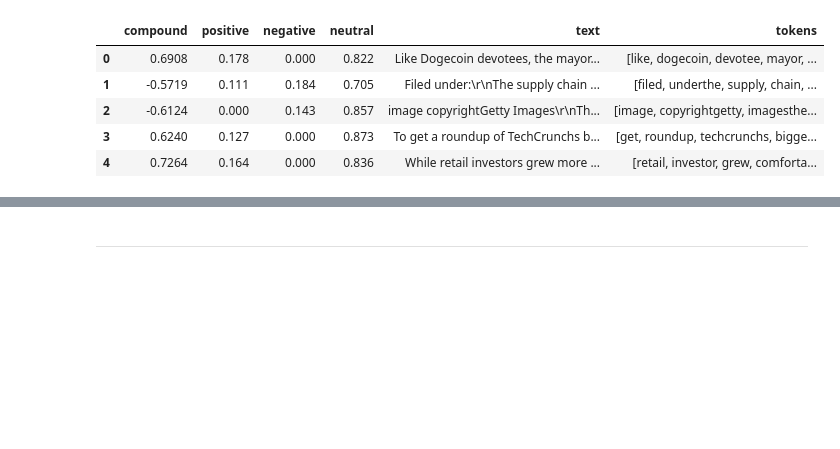
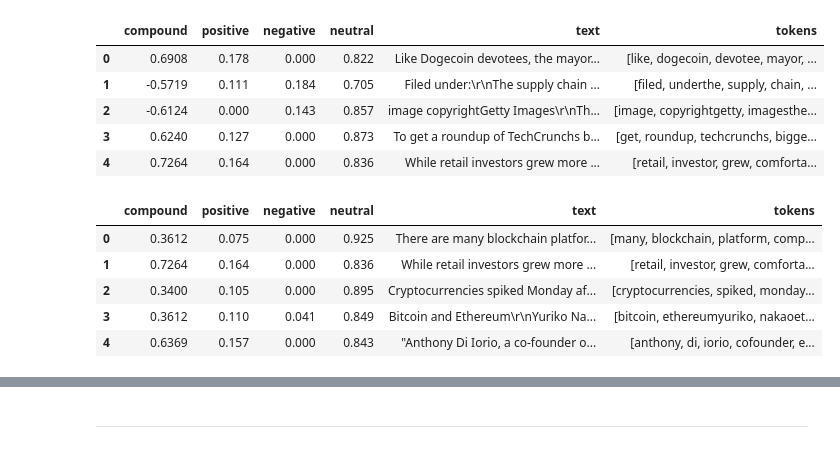
Before and after one commit to Mojojojoborras/class3-repo, a Jupyter notebook: week12_resources/crypto_sentiment.ipynb, the cells around one changed output, grey strips where cells are left out. Drawn from its saved outputs; the diff is of its cells as text; code cells hidden in the pictures; blank space fills up the shorter version.

```diff
--- a/week12_resources/crypto_sentiment.ipynb
+++ b/week12_resources/crypto_sentiment.ipynb
@@ -344,3 +347,16 @@ btc_sentiment_df.head()
 | 2 | -0.6124 | 0.000 | 0.143 | 0.857 | image copyrightGetty Images\r\nTh... | [image, copyrightgetty, imagesthe... |
 | 3 | 0.6240 | 0.127 | 0.000 | 0.873 | To get a roundup of TechCrunchs b... | [get, roundup, techcrunchs, bigge... |
 | 4 | 0.7264 | 0.164 | 0.000 | 0.836 | While retail investors grew more ... | [retail, investor, grew, comforta... |
+# %%
+# Create a new tokens column for Ethereum
+## Adding tokens column to eth ...
+
+eth_sentiment_df["tokens"] = eth_sentiment_df.text.apply(tokenizer)
+eth_sentiment_df.head()
+# %% [output]
+|  | compound | positive | negative | neutral | text | tokens |
+| 0 | 0.3612 | 0.075 | 0.000 | 0.925 | There are many blockchain platfor... | [many, blockchain, platform, comp... |
+| 1 | 0.7264 | 0.164 | 0.000 | 0.836 | While retail investors grew more ... | [retail, investor, grew, comforta... |
+| 2 | 0.3400 | 0.105 | 0.000 | 0.895 | Cryptocurrencies spiked Monday af... | [cryptocurrencies, spiked, monday... |
+| 3 | 0.3612 | 0.110 | 0.041 | 0.849 | Bitcoin and Ethereum\r\nYuriko Na... | [bitcoin, ethereumyuriko, nakaoet... |
+| 4 | 0.6369 | 0.157 | 0.000 | 0.843 | "Anthony Di Iorio, a co-founder o... | [anthony, di, iorio, cofounder, e... |
```
Also changed, not shown: parts of 47 cells of this notebook.
